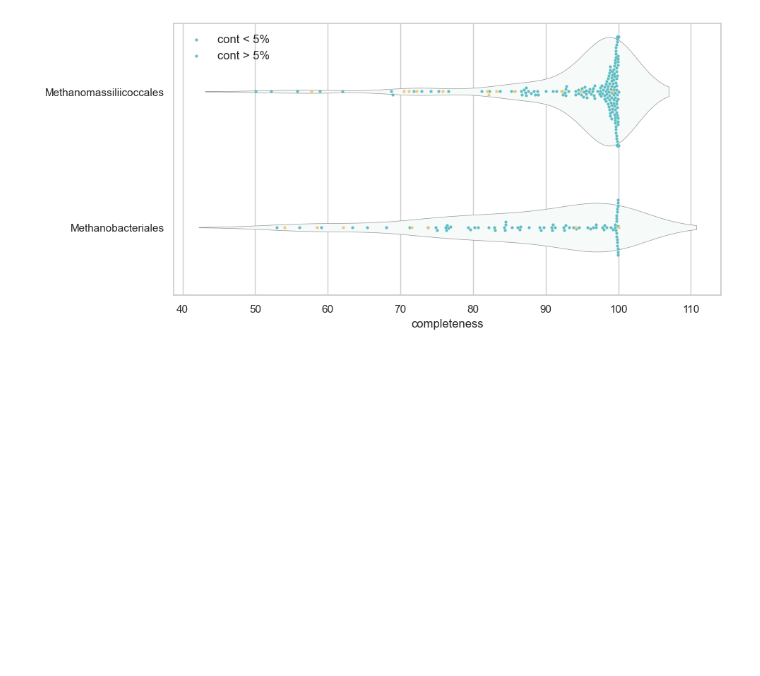
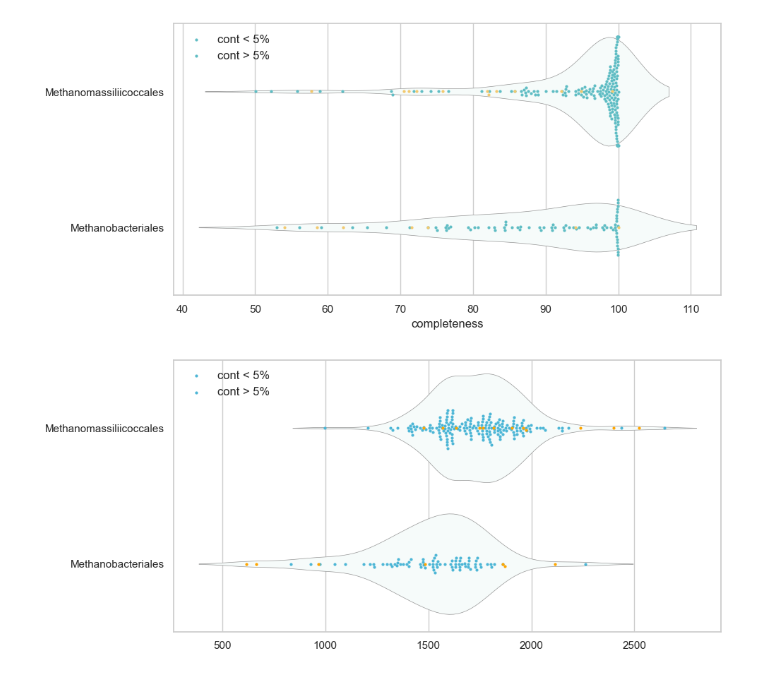
Before and after one commit to Chartiza/Human-gut-archaea-db, a Jupyter notebook: Archaea_paper.ipynb, the cells around one changed output. Cells and saved outputs as stored; diff of their text form; code cells hidden in the pictures; blank space fills up the shorter version.

```diff
--- a/Archaea_paper.ipynb
+++ b/Archaea_paper.ipynb
@@ -17,0 +11,23 @@ df.head(2)
+# %%
+df = pd.read_excel('Table_S1-Archaea_bins.xlsx')
+
+# add prokka results
+cds = pd.read_csv('input/cds.csv', sep=':', header=None, names=['name', 'cds']).drop('name', axis=1)
+tRNA = pd.read_csv('input/tRNA.csv', sep=':', header=None, names=['name', 'tRNA']).drop('name', axis=1)
+crispr = pd.read_csv('input/crispr.csv', sep=':', header=None, names=['name', 'crispr']).drop('name', axis=1)
+cont = pd.read_csv('input/cont.csv', sep=':', header=None, names=['name', 'cont']).drop('name', axis=1)
+# join all
+fn = cds.join(tRNA).join(crispr).join(cont)
+#fn.to_excel('results/prokka.xlsx')
+
+fn.reset_index(inplace=True)
+fn.rename(columns={'index': 'bin_name'}, inplace=True)
+fn['bin_name'] = fn['bin_name'].str.split('/').str[1]
+# chance txt to fa
+fn['bin_name'] = fn['bin_name'].str.replace('txt', 'fa')
+fn = fn.fillna(0)
+
+# join with df
+df = df.join(fn.set_index('bin_name'), on='bin_name')
+df.to_excel('results/FINAL_table.xlsx')
+df.head(2)
@@ -158,3 +179,20 @@ plt.savefig('results/paper/Fig2_completness_cm2.svg', bbox_inches='tight')
 # %% [output]
 8.9% of the points cannot be placed; you may want to decrease the size of the markers or use stripplot.
 [figure]
+# %%
+df1 = df[df['contamination'] < 5]
+df2 = df[df['contamination'] >= 5]
+
+plt.figure(figsize=(10, 5))
+sns.set_theme(style="whitegrid")
+
+ax = sns.swarmplot(y="order", x="cds", data=df1, size=3, color='#4db6d6')
+ax = sns.swarmplot(y="order", x="cds", data=df2, size=3, color='orange')
+ax = sns.violinplot(y="order", x="cds", data=df, color='#f5fcfa',linewidth=0.5, inner=None)
+
+plt.legend(['cont < 5%', 'cont > 5%'], loc='upper left', fontsize=12, frameon=False)
+plt.ylabel('')
+plt.xlabel('')
+plt.savefig('results/Fig3_cds.png', dpi=300, bbox_inches='tight')
+# %% [output]
+[figure, added]
```
Also changed, not shown: parts of 5 cells of this notebook.
